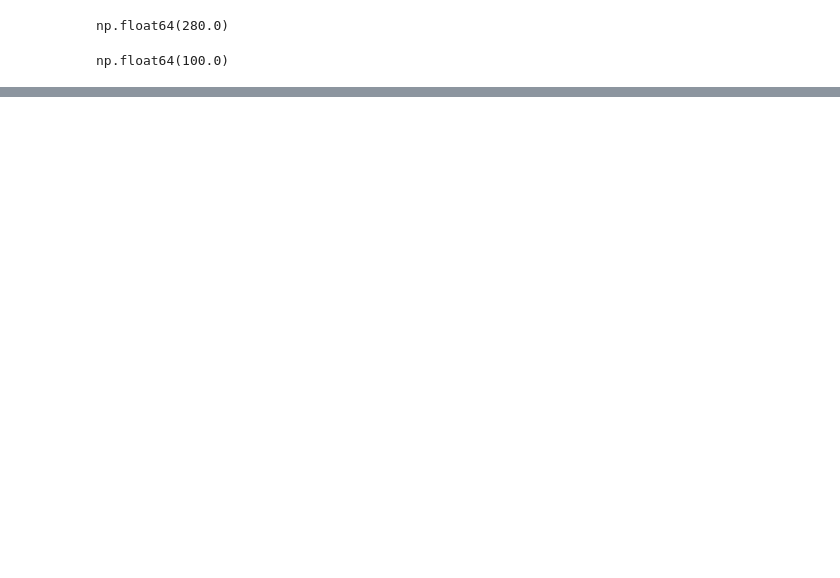
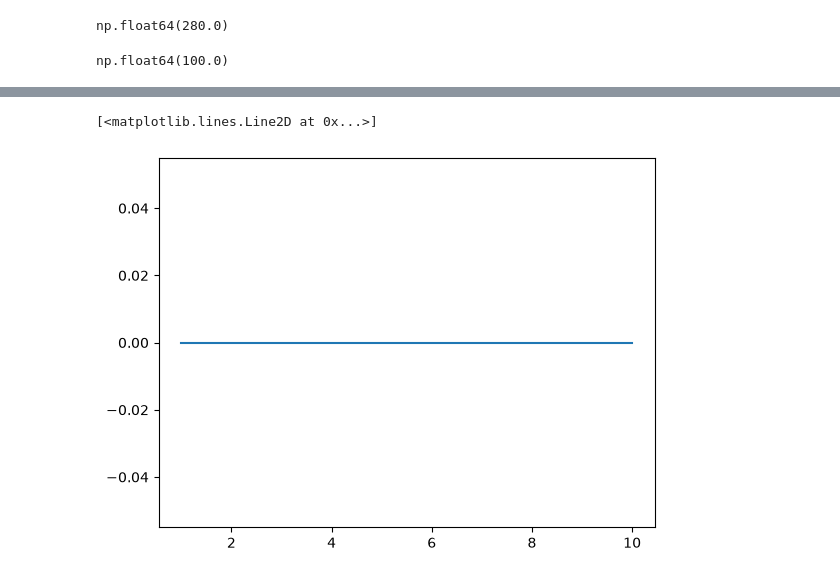
Before and after one commit to Abdo-Eslam/AI-Foundation-Math, a Jupyter notebook: linear_algebra_practice.ipynb, the cells around one changed output, grey strips where cells are left out. Saved outputs shown, nothing was run; the diff lists cells and outputs as text; code cells hidden in the pictures; blank space fills up the shorter version.

```diff
--- a/linear_algebra_practice.ipynb
+++ b/linear_algebra_practice.ipynb
@@ -140,0 +185,5 @@ np.float64(100.0)
+# %%
+plt.plot(x, equal_0)
+# %% [output]
+[<matplotlib.lines.Line2D at 0x...>]
+[figure, added]
```
Also changed, not shown: parts of 14 cells of this notebook.
